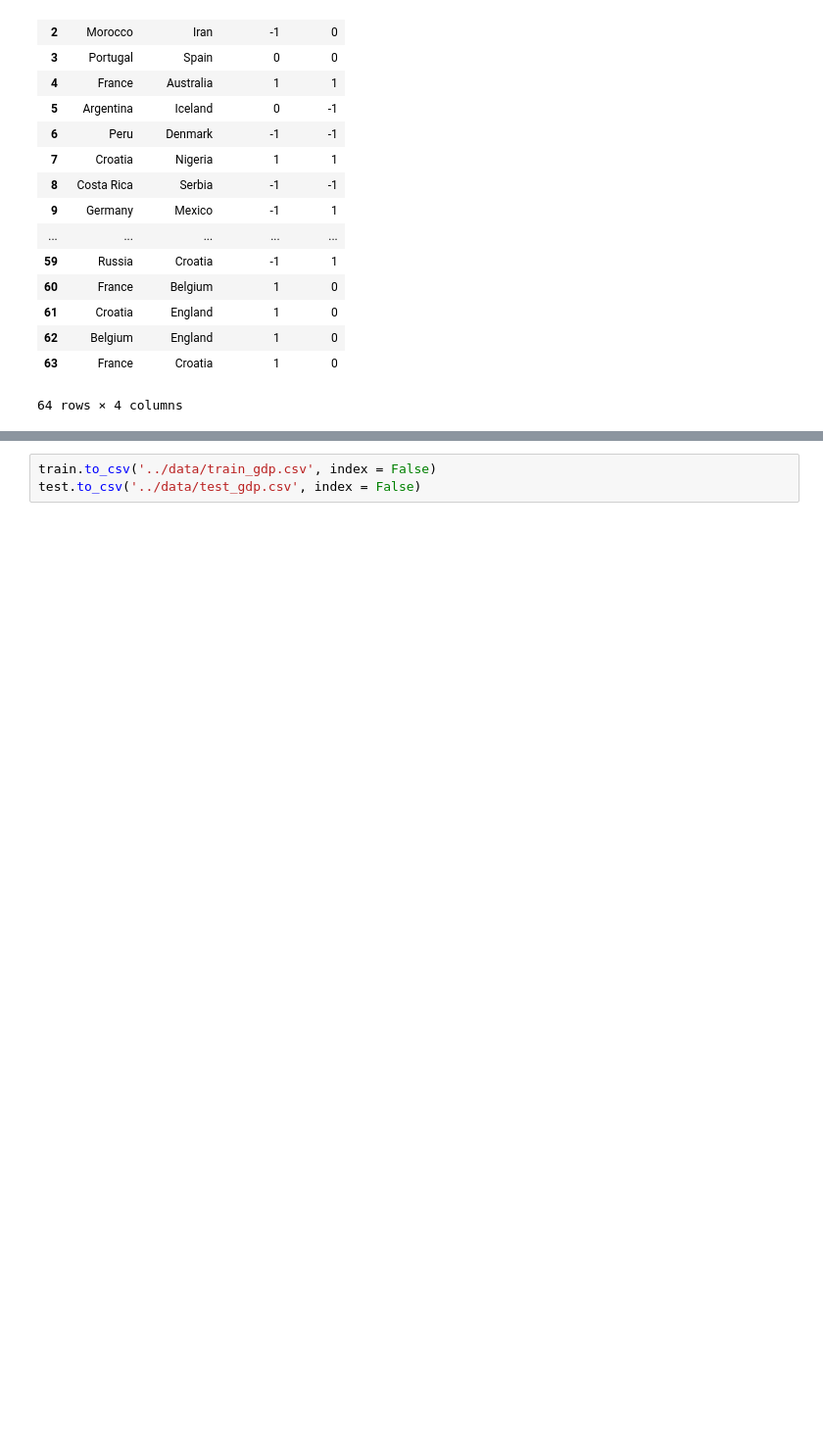
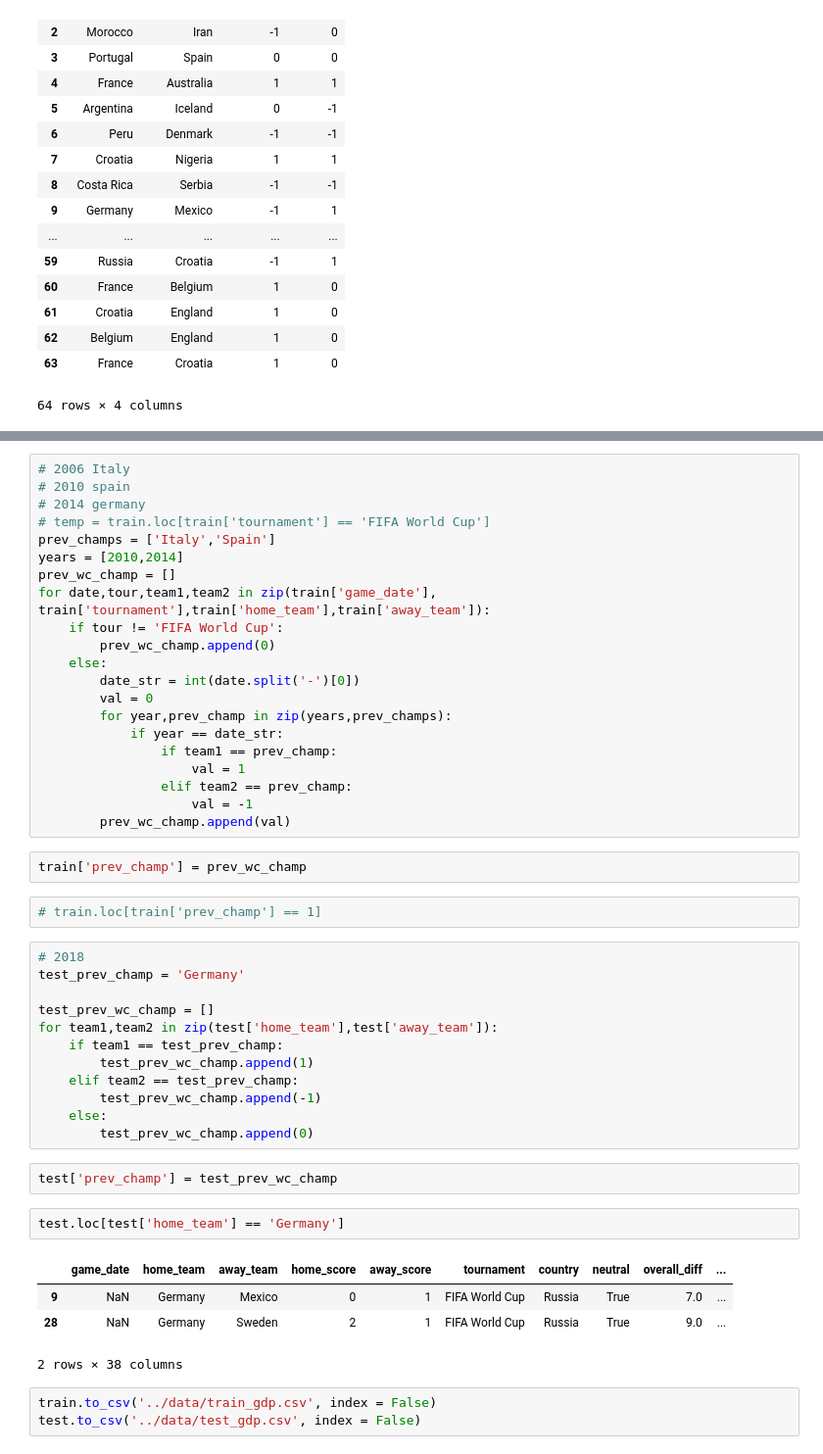
Before and after one commit to AC209aWC2018/World-Cup-2018, a Jupyter notebook: sofifa/GDP_features.ipynb, the cells around one changed output, grey strips where cells are left out. Shown at 98% size. Cells and saved outputs as stored; diff of their text form; blank space fills up the shorter version.

Commit message:
added prev champ feature

```diff
--- a/sofifa/GDP_features.ipynb
+++ b/sofifa/GDP_features.ipynb
@@ -340,3 +350,49 @@ test[['home_team','away_team','home_win','is_home']]
+# %%
+# 2006 Italy
+# 2010 spain
+# 2014 germany
+# temp = train.loc[train['tournament'] == 'FIFA World Cup']
+prev_champs = ['Italy','Spain']
+years = [2010,2014]
+prev_wc_champ = []
+for date,tour,team1,team2 in zip(train['game_date'], train['tournament'],train['home_team'],train['away_team']):
+    if tour != 'FIFA World Cup':
+        prev_wc_champ.append(0)
+    else:
+        date_str = int(date.split('-')[0])
+        val = 0
+        for year,prev_champ in zip(years,prev_champs):
+            if year == date_str:
+                if team1 == prev_champ:
+                    val = 1
+                elif team2 == prev_champ:
+                    val = -1
+        prev_wc_champ.append(val)
+# %%
+train['prev_champ'] = prev_wc_champ
+# %%
+# train.loc[train['prev_champ'] == 1]
+# %%
+# 2018
+test_prev_champ = 'Germany'
+
+test_prev_wc_champ = []
+for team1,team2 in zip(test['home_team'],test['away_team']):
+    if team1 == test_prev_champ:
+        test_prev_wc_champ.append(1)
+    elif team2 == test_prev_champ:
+        test_prev_wc_champ.append(-1)
+    else:
+        test_prev_wc_champ.append(0)
+# %%
+test['prev_champ'] = test_prev_wc_champ
+# %%
+test.loc[test['home_team'] == 'Germany']
+# %% [output]
+|  | game_date | home_team | away_team | home_score | away_score | tournament | country | neutral | overall_diff | ... |
+| 9 | NaN | Germany | Mexico | 0 | 1 | FIFA World Cup | Russia | True | 7.0 | ... |
+| 28 | NaN | Germany | Sweden | 2 | 1 | FIFA World Cup | Russia | True | 9.0 | ... |
+2 rows × 38 columns
 # %%
 train.to_csv('../data/train_gdp.csv', index = False)
 test.to_csv('../data/test_gdp.csv', index = False)
```
Also changed, not shown: parts of 2 cells of this notebook.
